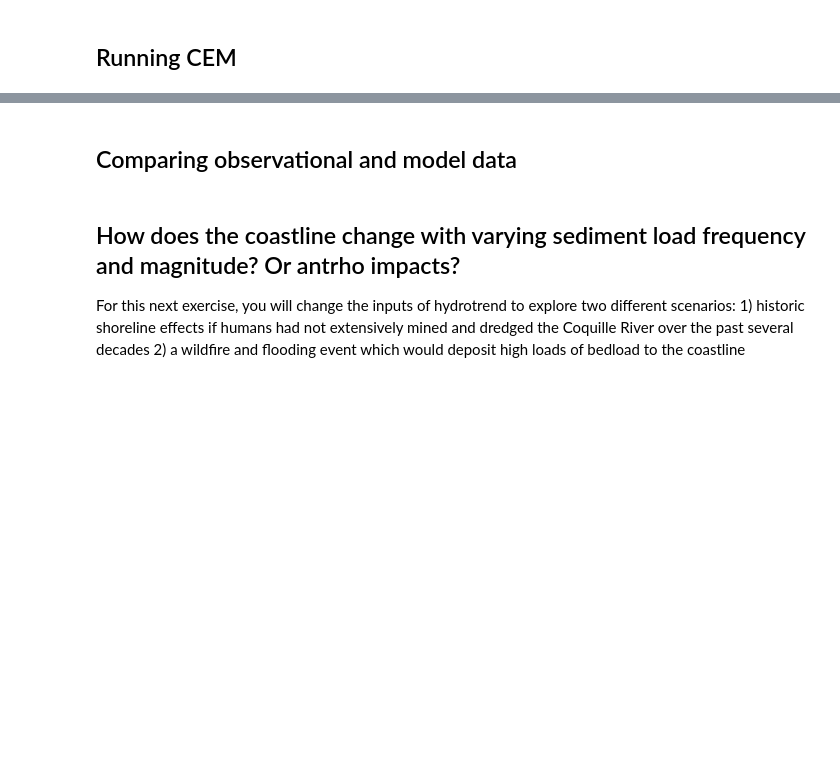
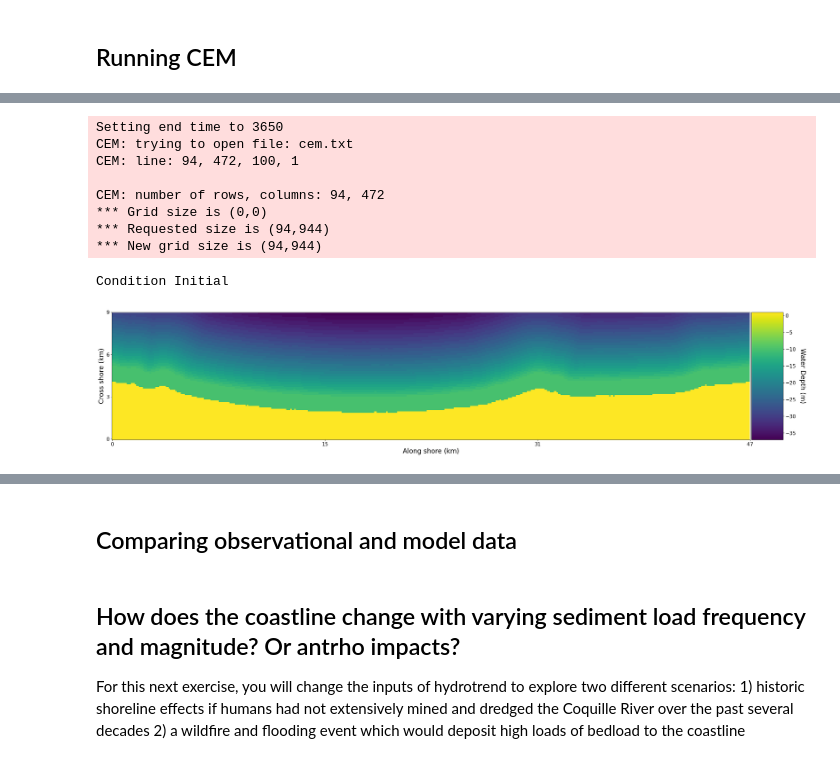
Before and after one commit to csdms-espin/coastal2025, a Jupyter notebook: CEM-HydroTrend.ipynb, the cells around one changed output, grey strips where cells are left out. Drawn from its saved outputs; the diff is of its cells as text; code cells hidden in the pictures; blank space fills up the shorter version.

```diff
--- a/CEM-HydroTrend.ipynb
+++ b/CEM-HydroTrend.ipynb
@@ -253,0 +265,2 @@ What input parameters from the HYDRO.IN file do you think control water discharg
+# %%
+Hs,Tp,Dir,A,U = utils.compute_wave_parameters(46229, (2005,2024), 71)
@@ -255,0 +319,5 @@ What input parameters from the HYDRO.IN file do you think control water discharg
+# %%
+shelf_slope = utils.find_shelf_slope(domain, dx) ##This should be on the order of 0.001. If not you may need to find this manually
+# estimation of shoreface parameters:
+shoreface_slope = 4*shelf_slope ## the shoreface is steeper than the shelf
+shoreface_depth = 10 # depth meters
@@ -255,0 +326,39 @@ What input parameters from the HYDRO.IN file do you think control water discharg
+# %%
+from pymt.models import Cem, Waves
+cem = Cem()
+waves = Waves()
+
+#convert wave direction to asymmetry term
+params = {
+
+    ## CEM
+    'grid_spacing'    : dx,                #meters
+    'shelf_slope'     : shelf_slope,
+    'shoreface_depth' : shoreface_depth,   #meters
+    'shoreface_slope' : shoreface_slope,
+    'model__time_step': 1,               #days
+
+    ##WAVES
+    'wave_height' : Hs, #meters
+    'wave_period' : Tp, #seconds
+    'wave_angle_highness': U, #important param
+    'wave_angle_asymmetry': A
+
+}
+# %%
+utils.initialize_models(params,domain,cem,waves,set_land=True)
+land = cem.get_value('land_surface__elevation')
+land = land.reshape(  domain.shape  )
+#plot_coast(domain,dx,dy)
+utils.plot_coast(land,dx,dy)
+# %% [output]
+Setting end time to 3650
+CEM: trying to open file: cem.txt
+CEM: line: 94, 472, 100, 1
+
+CEM: number of rows, columns: 94, 472
+*** Grid size is (0,0)
+*** Requested size is (94,944)
+*** New grid size is (94,944)
+Condition Initial
+[figure, added]
```
Also changed, not shown: parts of 8 cells of this notebook.
